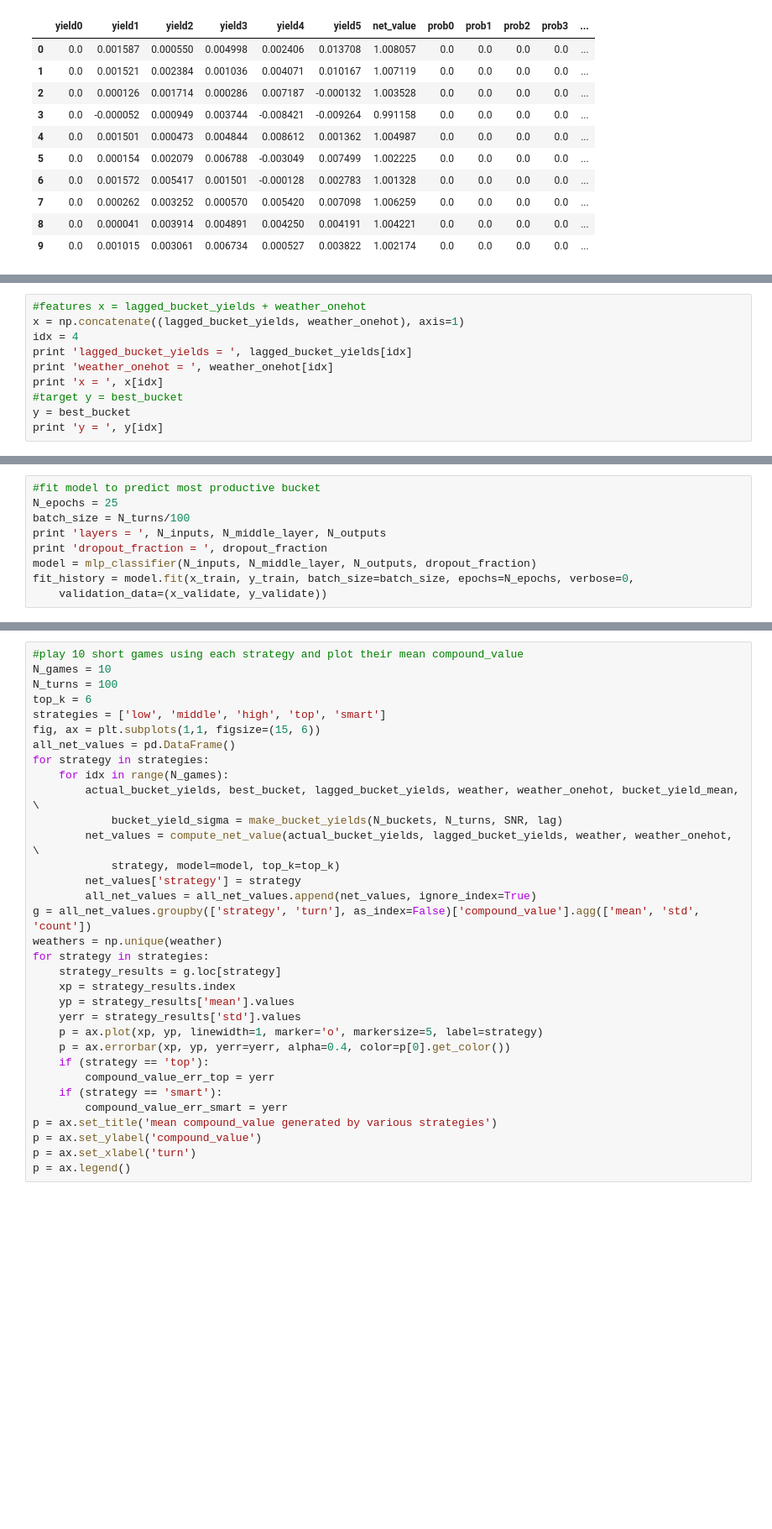
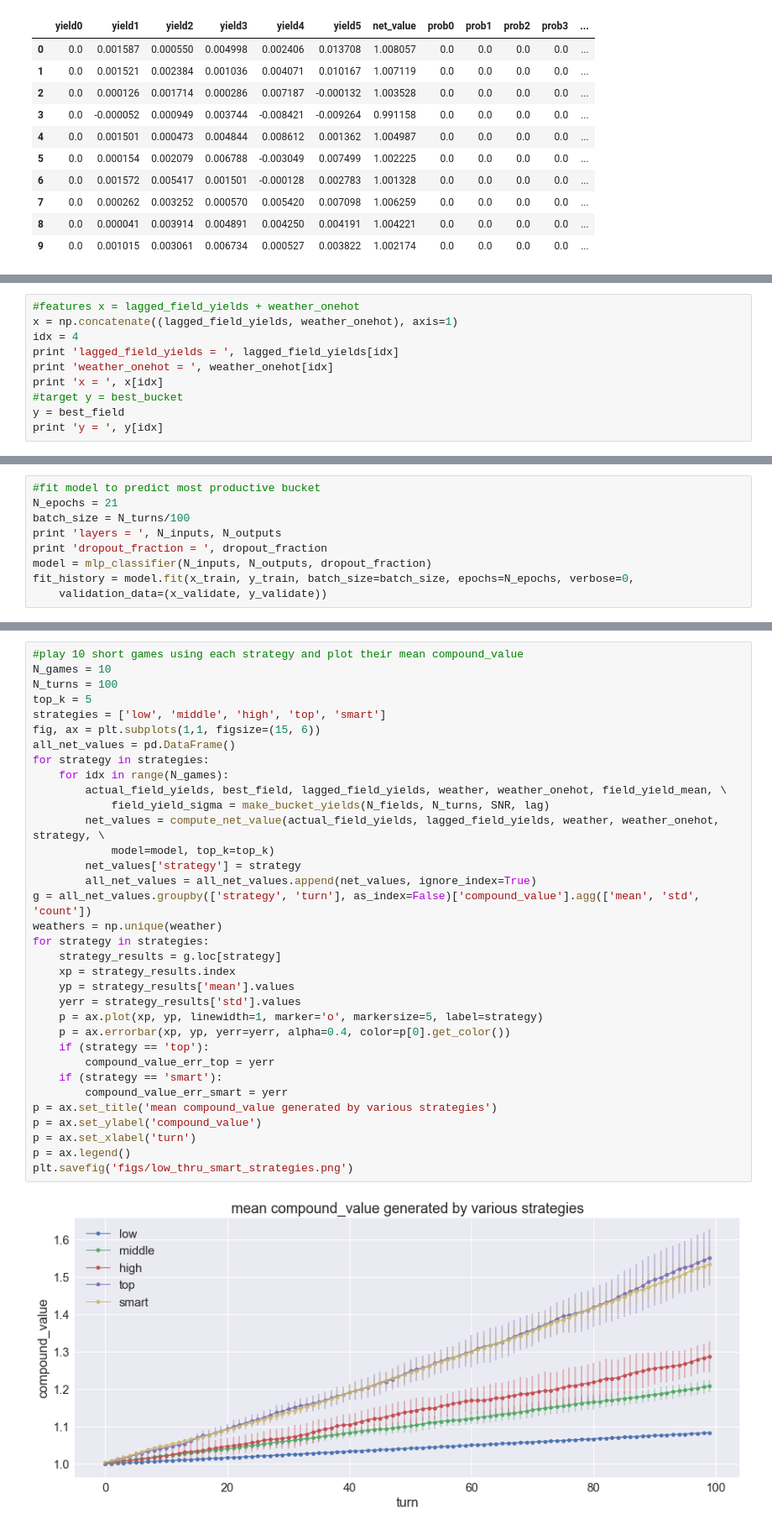
Before and after one commit to joehahn/hivemind, a Jupyter notebook: hivemind.ipynb, the cells around one changed output, grey strips where cells are left out. Shown at 84% size. Drawn from its saved outputs; the diff is of its cells as text; blank space fills up the shorter version.

```diff
--- a/hivemind.ipynb
+++ b/hivemind.ipynb
@@ -202,10 +203,10 @@ p = ax.set_xlabel('bucket number')
 # %%
-#features x = lagged_bucket_yields + weather_onehot
-x = np.concatenate((lagged_bucket_yields, weather_onehot), axis=1)
+#features x = lagged_field_yields + weather_onehot
+x = np.concatenate((lagged_field_yields, weather_onehot), axis=1)
 idx = 4
-print 'lagged_bucket_yields = ', lagged_bucket_yields[idx]
+print 'lagged_field_yields = ', lagged_field_yields[idx]
 print 'weather_onehot = ', weather_onehot[idx]
 print 'x = ', x[idx]
 #target y = best_bucket
-y = best_bucket
+y = best_field
 print 'y = ', y[idx]
@@ -233,9 +270,9 @@ model.summary()
 # %%
 #fit model to predict most productive bucket
-N_epochs = 25
+N_epochs = 21
 batch_size = N_turns/100
-print 'layers = ', N_inputs, N_middle_layer, N_outputs
+print 'layers = ', N_inputs, N_outputs
 print 'dropout_fraction = ', dropout_fraction
-model = mlp_classifier(N_inputs, N_middle_layer, N_outputs, dropout_fraction)
+model = mlp_classifier(N_inputs, N_outputs, dropout_fraction)
 fit_history = model.fit(x_train, y_train, batch_size=batch_size, epochs=N_epochs, verbose=0,
     validation_data=(x_validate, y_validate))
@@ -254,36 +297,39 @@ p = ax.legend()
 # %%
 #play 10 short games using each strategy and plot their mean compound_value
 N_games = 10
 N_turns = 100
-top_k = 6
+top_k = 5
 strategies = ['low', 'middle', 'high', 'top', 'smart']
 fig, ax = plt.subplots(1,1, figsize=(15, 6))
 all_net_values = pd.DataFrame()
 for strategy in strategies:
     for idx in range(N_games):
-        actual_bucket_yields, best_bucket, lagged_bucket_yields, weather, weather_onehot, bucket_yield_mean, \
-            bucket_yield_sigma = make_bucket_yields(N_buckets, N_turns, SNR, lag)
-        net_values = compute_net_value(actual_bucket_yields, lagged_bucket_yields, weather, weather_onehot, \
-            strategy, model=model, top_k=top_k)
+        actual_field_yields, best_field, lagged_field_yields, weather, weather_onehot, field_yield_mean, \
+            field_yield_sigma = make_bucket_yields(N_fields, N_turns, SNR, lag)
+        net_values = compute_net_value(actual_field_yields, lagged_field_yields, weather, weather_onehot, strategy, \
+            model=model, top_k=top_k)
         net_values['strategy'] = strategy
         all_net_values = all_net_values.append(net_values, ignore_index=True)
 g = all_net_values.groupby(['strategy', 'turn'], as_index=False)['compound_value'].agg(['mean', 'std', 'count'])
 weathers = np.unique(weather)
 for strategy in strategies:
     strategy_results = g.loc[strategy]
     xp = strategy_results.index
     yp = strategy_results['mean'].values
     yerr = strategy_results['std'].values
     p = ax.plot(xp, yp, linewidth=1, marker='o', markersize=5, label=strategy)
     p = ax.errorbar(xp, yp, yerr=yerr, alpha=0.4, color=p[0].get_color())
     if (strategy == 'top'):
         compound_value_err_top = yerr
     if (strategy == 'smart'):
         compound_value_err_smart = yerr
 p = ax.set_title('mean compound_value generated by various strategies')
 p = ax.set_ylabel('compound_value')
 p = ax.set_xlabel('turn')
 p = ax.legend()
+plt.savefig('figs/low_thru_smart_strategies.png')
+# %% [output]
+[figure, added]
 # %%
 #plot each strategy's bucket_occupation_fraction during nominal weather
 the_weather = 'nominal'
```
Also changed, not shown: parts of 12 cells of this notebook, 6 other files.
